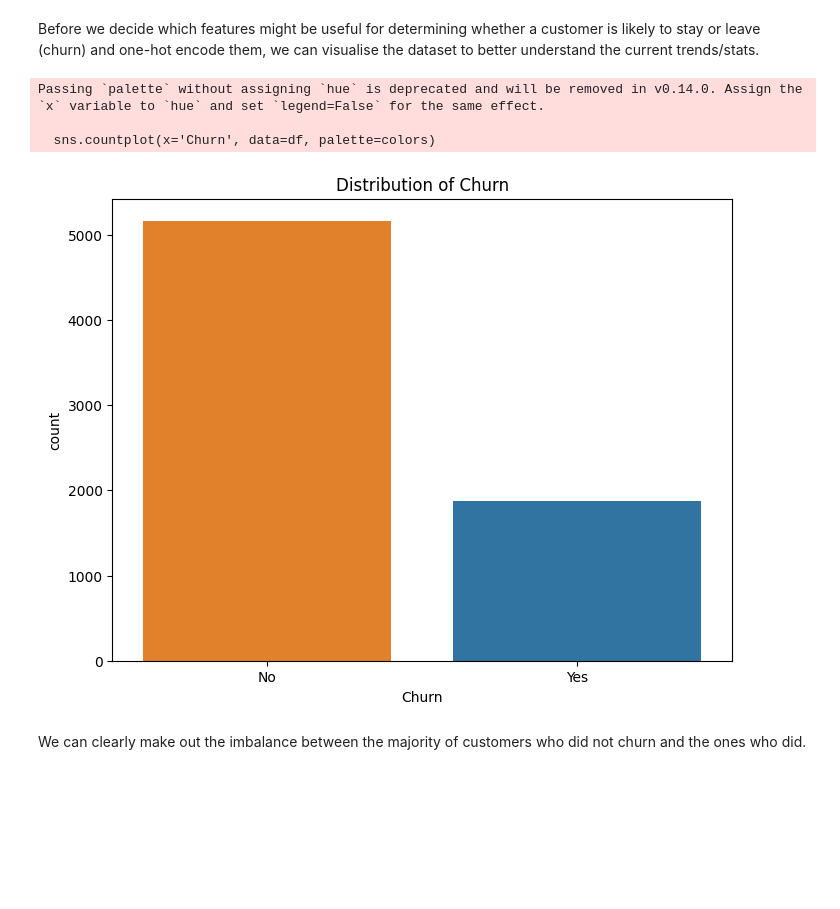
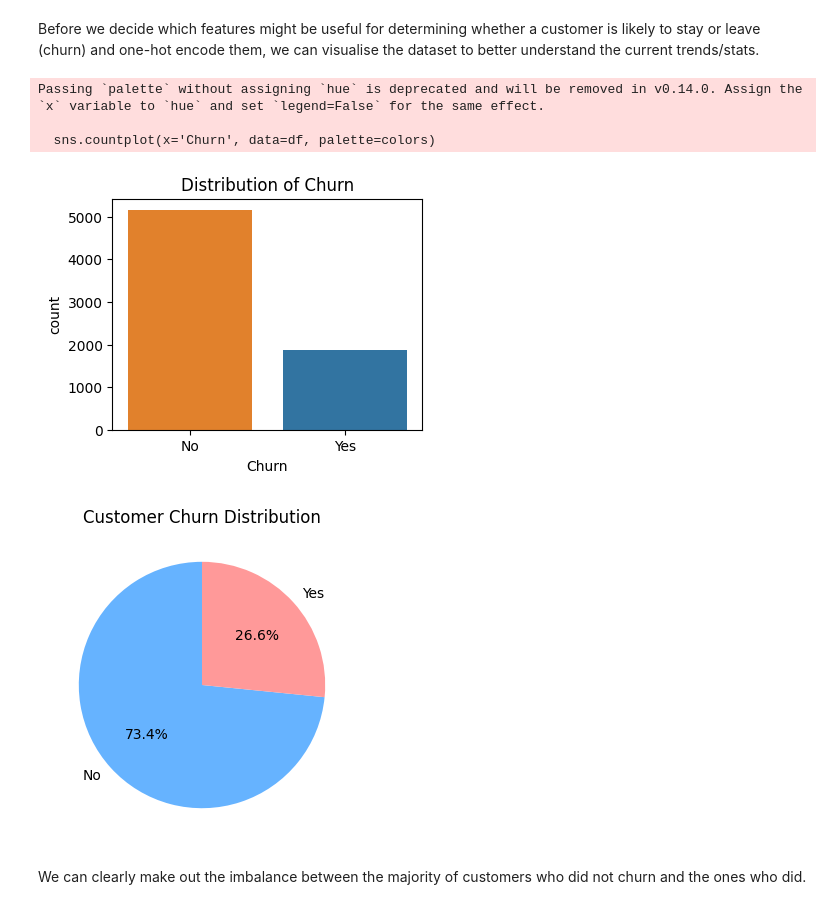
Before and after one commit to RayyanMinhaj/10Pearls-Analyzing-Customer-Churn-Data, a Jupyter notebook: Module1_Data Preprocessing, EDA, and Feature Engineering.ipynb, the cells around one changed output. Saved outputs shown, nothing was run; the diff lists cells and outputs as text; code cells hidden in the pictures; blank space fills up the shorter version.

```diff
--- a/Module1_Data Preprocessing, EDA, and Feature Engineering.ipynb
+++ b/Module1_Data Preprocessing, EDA, and Feature Engineering.ipynb
@@ -89,19 +89,28 @@ Before we decide which features might be useful for determining whether a custom
 # %%
 import matplotlib.pyplot as plt
 import seaborn as sns
 
 colors = ['#ff7f0e', '#1f77b4']
 
 
-plt.figure(figsize=(8, 6))
+plt.figure(figsize=(4, 3))
 sns.countplot(x='Churn', data=df, palette=colors)
 plt.title('Distribution of Churn')
 plt.show()
+
+churn_counts = df['Churn'].value_counts()
+
+# Plotting the pie chart
+plt.figure(figsize=(4, 4))
+plt.pie(churn_counts, labels=churn_counts.index, autopct='%1.1f%%', startangle=90, colors=['#66b3ff','#ff9999'])
+plt.title('Customer Churn Distribution')
+plt.show()
 # %% [output]
 Passing `palette` without assigning `hue` is deprecated and will be removed in v0.14.0. Assign the `x` variable to `hue` and set `legend=False` for the same effect.
 
   sns.countplot(x='Churn', data=df, palette=colors)
-[figure, old version]
+[figure, new version]
+[figure, added]
 # %% [markdown]
 We can clearly make out the imbalance between the majority of customers who did not churn and the ones who did.
 # %%
```
Also changed, not shown: parts of 3 cells of this notebook, 2 other files.
